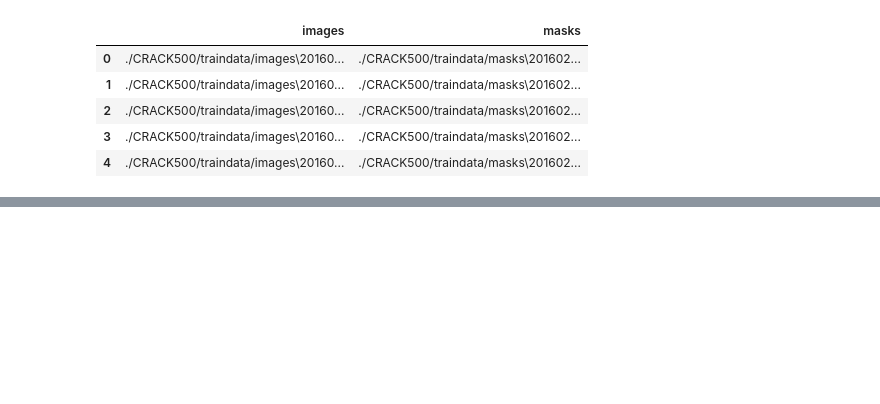
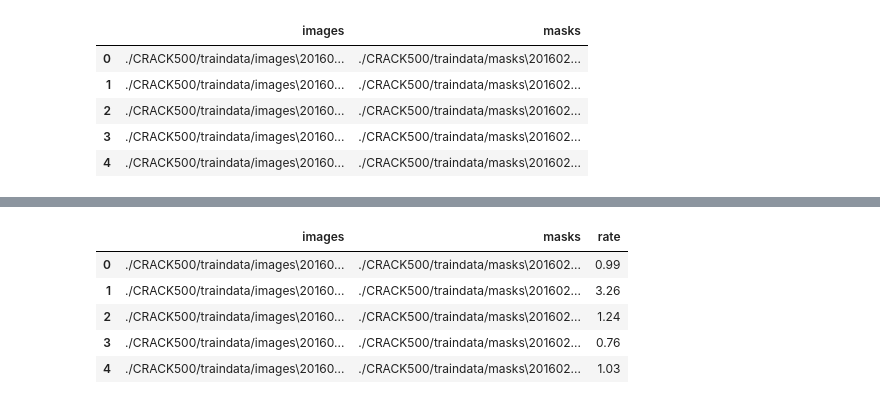
Before and after one commit to LEEHM97/Crack_Detection, a Jupyter notebook: EDA.ipynb, the cells around one changed output, grey strips where cells are left out. Cells and saved outputs as stored; diff of their text form; code cells hidden in the pictures; blank space fills up the shorter version.

```diff
--- a/EDA.ipynb
+++ b/EDA.ipynb
@@ -110,0 +119,17 @@ for idx in range(2, len(df)):
+# %%
+rate = []
+
+for i in range(len(df_origin)):
+
+    # 계산하기 편하도록 이미지를 GrayScale로 변환
+    msk = cv2.imread(df_origin.iloc[i].masks)
+    msk = cv2.cvtColor(msk, cv2.COLOR_BGR2GRAY)
+
+    pixel=0   # 균열 픽셀 수
+    for i in msk:
+        for j in i:
+            if j == 255:
+                pixel += 1  # pixel값이 255면 균열인 부분이므로 pixel 수 1증가
+
+    res = round(pixel/(1440*2560) * 100, 2) # (균열 픽셀 수)/(전체 픽셀)X100 으로 균열이 이미지에서 차지하는 비율을 구한다.
+    rate.append(res)
@@ -110,0 +141,10 @@ for idx in range(2, len(df)):
+# %%
+df_origin['rate'] = rate
+df_origin.head(5)
+# %% [output]
+|  | images | masks | rate |
+| 0 | ./CRACK500/traindata/images\20160... | ./CRACK500/traindata/masks\201602... | 0.99 |
+| 1 | ./CRACK500/traindata/images\20160... | ./CRACK500/traindata/masks\201602... | 3.26 |
+| 2 | ./CRACK500/traindata/images\20160... | ./CRACK500/traindata/masks\201602... | 1.24 |
+| 3 | ./CRACK500/traindata/images\20160... | ./CRACK500/traindata/masks\201602... | 0.76 |
+| 4 | ./CRACK500/traindata/images\20160... | ./CRACK500/traindata/masks\201602... | 1.03 |
```
Also changed, not shown: parts of 29 cells of this notebook.
